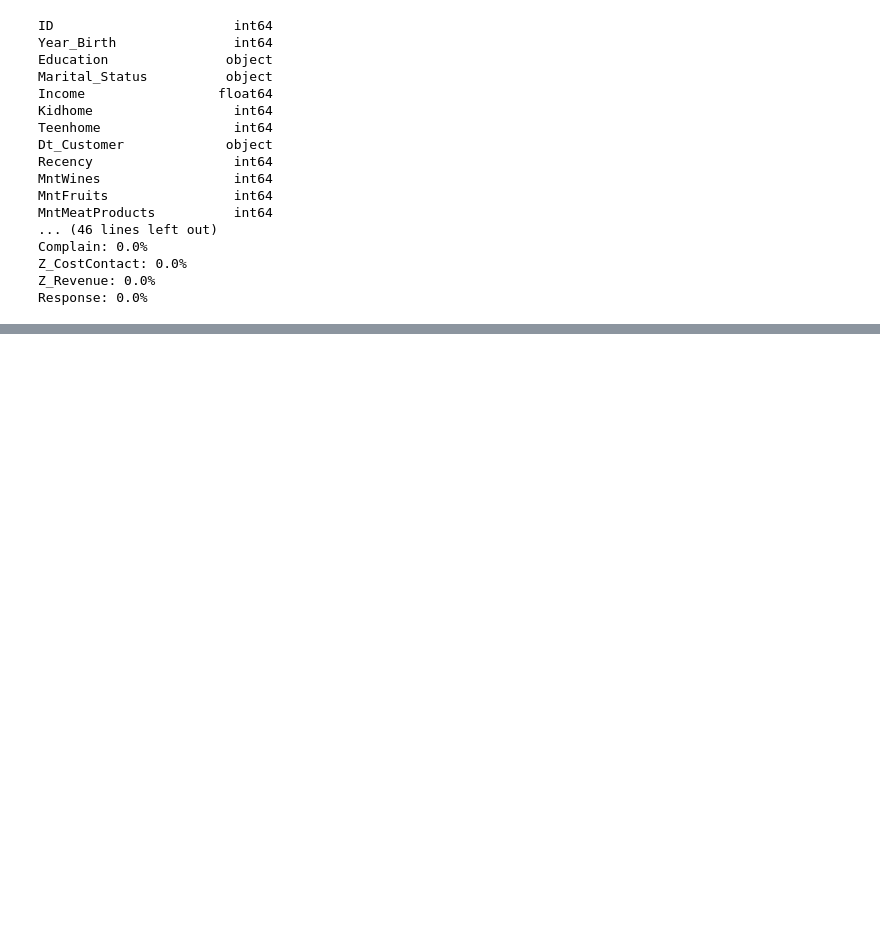
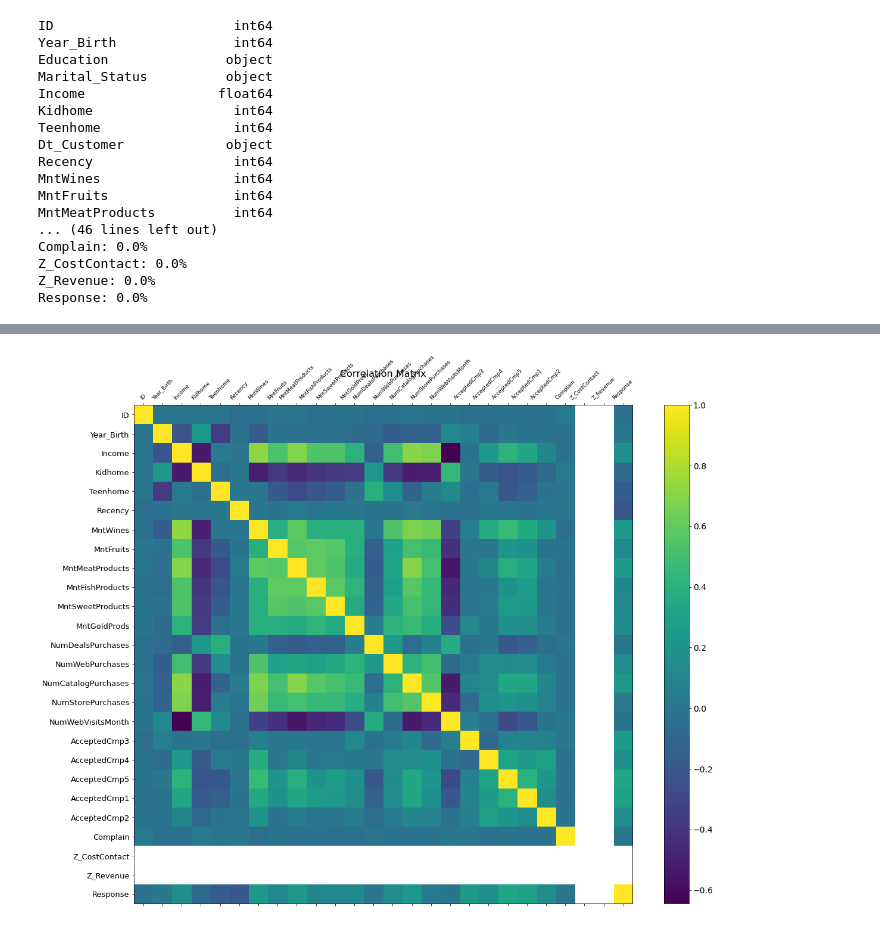
Before and after one commit to NicholasBaraldi/ifood_da_challenge, a Jupyter notebook: solution.ipynb, the cells around one changed output, grey strips where cells are left out. Drawn from its saved outputs; the diff is of its cells as text; code cells hidden in the pictures; blank space fills up the shorter version.

```diff
--- a/solution.ipynb
+++ b/solution.ipynb
@@ -50,0 +51,10 @@ iplot(fig)
+# %%
+# removing outliers
+
+df.drop(df[df.Income>113734].index, inplace=True)
+
+# graph showing that the outliers where removed
+
+fig = go.Figure()
+fig.add_box(x=df['Income'], text=df['Income'])
+iplot(fig)
@@ -50,0 +63,23 @@ iplot(fig)
+# %%
+# Text Normalization
+
+df_str = list(df.select_dtypes(include = 'object').columns.values)
+df_numeric = list(df.select_dtypes(include = ['int64', 'float64']).columns.values)
+df_columns = list(df.columns.values)
+
+for i in df_str:
+    df[i].str.lower()
+    df[i].str.strip()
+    df[i].replace('[^\w\s]', '', regex=True, inplace=True)
+# %%
+#correlation graph
+
+f = plt.figure(figsize=(19, 15))
+plt.matshow(df.corr(), fignum=f.number)
+plt.xticks(range(df.select_dtypes(['number']).shape[1]), df.select_dtypes(['number']).columns, fontsize=9, rotation=45)
+plt.yticks(range(df.select_dtypes(['number']).shape[1]), df.select_dtypes(['number']).columns, fontsize=13)
+cb = plt.colorbar()
+cb.ax.tick_params(labelsize=14)
+plt.title('Correlation Matrix', fontsize=16);
+# %% [output]
+[figure, added]
```
Also changed, not shown: parts of 5 cells of this notebook.
